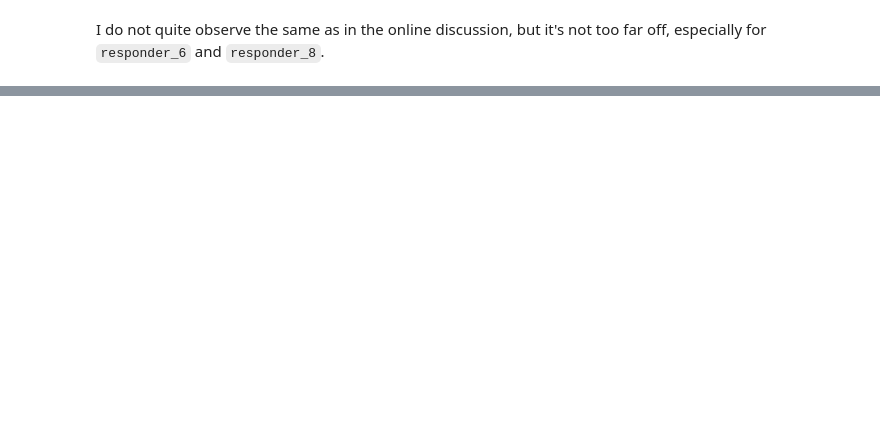
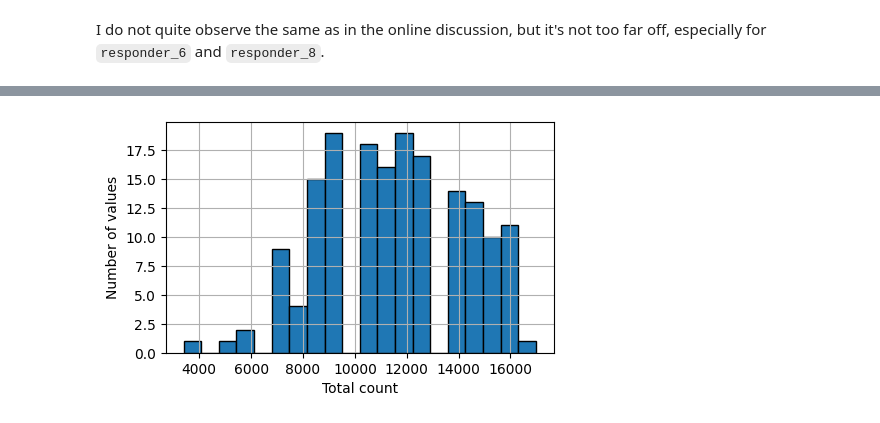
Before and after one commit to victorventuri/kaggle_play, a Jupyter notebook: jane_street_2025/understanding_data.ipynb, the cells around one changed output, grey strips where cells are left out. Cells and saved outputs as stored; diff of their text form; code cells hidden in the pictures; blank space fills up the shorter version.

```diff
--- a/jane_street_2025/understanding_data.ipynb
+++ b/jane_street_2025/understanding_data.ipynb
@@ -455,0 +663,4 @@ I do not quite observe the same as in the online discussion, but it's not too fa
+# %%
+feat_61_val_counts = train_0['feature_61'].value_counts()
+
+feat_61_val_counts.describe()
@@ -455,0 +677,10 @@ I do not quite observe the same as in the online discussion, but it's not too fa
+# %%
+ax = feat_61_val_counts.hist(bins=20, edgecolor='k')
+ax.set_ylabel('Number of values')
+_ = ax.set_xlabel('Total count')
+
+fig = ax.get_figure()
+fig.set_figheight(3)
+fig.set_figwidth(5)
+# %% [output]
+[figure, added]
```
Also changed, not shown: parts of 52 cells of this notebook.
